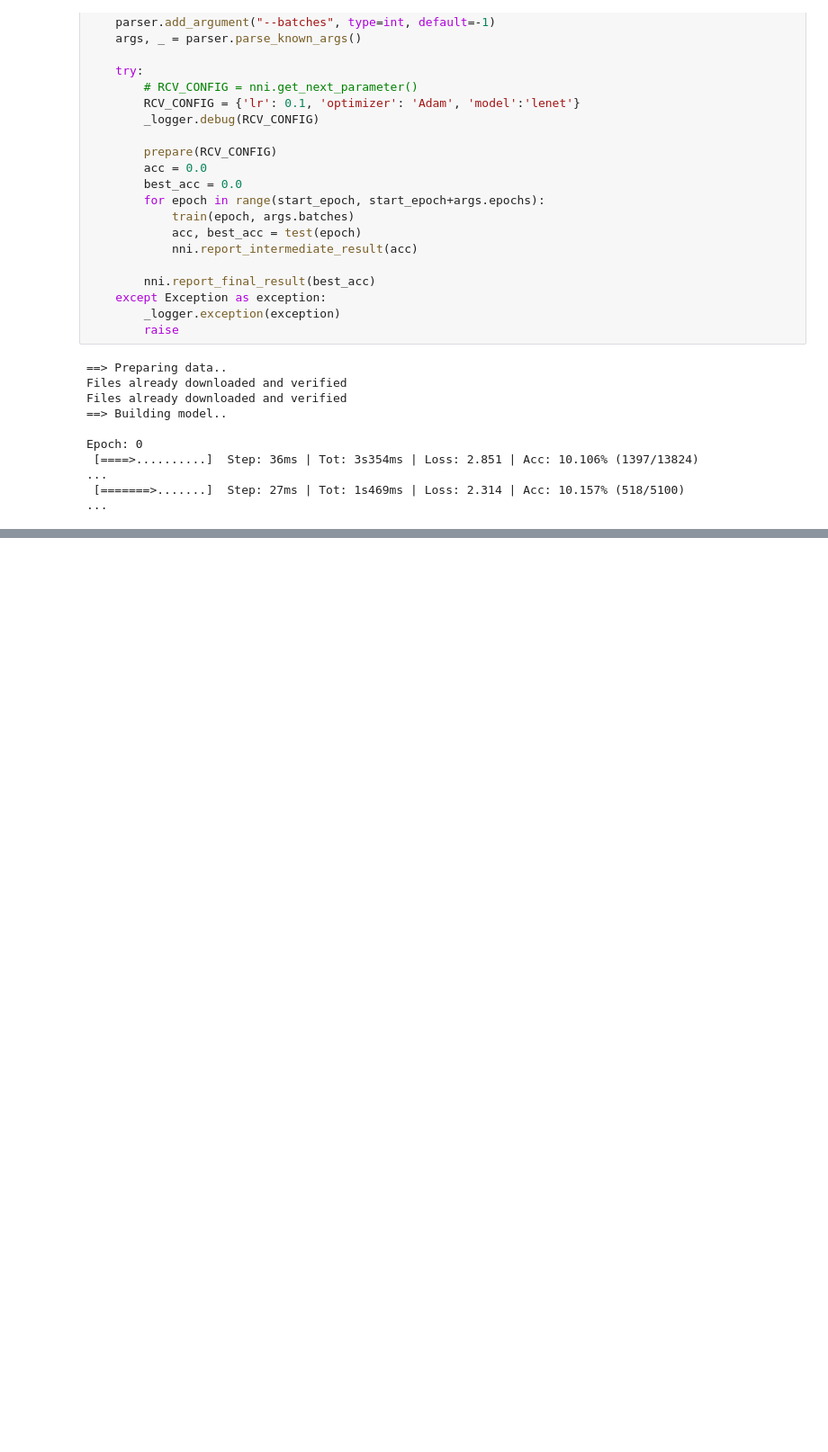
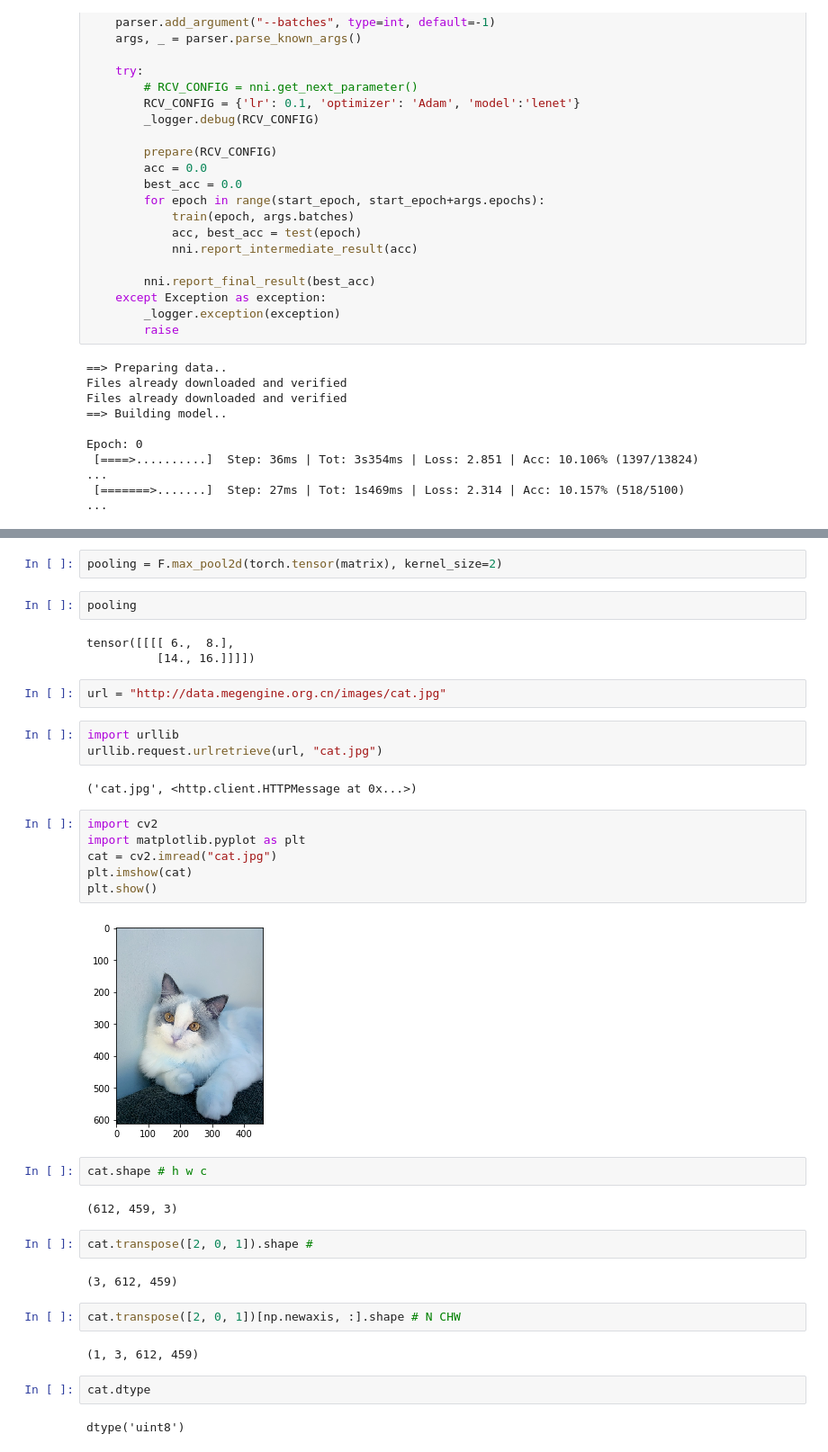
Before and after one commit to aptsunny/Efficient-CIFAR-Series, a Jupyter notebook: notebook/demo.ipynb, the cells around one changed output, grey strips where cells are left out. Shown at 90% size. Cells and saved outputs as stored; diff of their text form; blank space fills up the shorter version.

```diff
--- a/notebook/demo.ipynb
+++ b/notebook/demo.ipynb
@@ -1593,0 +1672,38 @@ Epoch: 0
+# %%
+pooling = F.max_pool2d(torch.tensor(matrix), kernel_size=2)
+# %%
+pooling
+# %% [output]
+tensor([[[[ 6.,  8.],
+          [14., 16.]]]])
+# %%
+url = "http://data.megengine.org.cn/images/cat.jpg"
+# %%
+import urllib
+urllib.request.urlretrieve(url, "cat.jpg")
+# %% [output]
+('cat.jpg', <http.client.HTTPMessage at 0x...>)
+# %%
+import cv2
+import matplotlib.pyplot as plt
+cat = cv2.imread("cat.jpg")
+plt.imshow(cat)
+plt.show()
+# %% [output]
+[figure, added]
+# %%
+cat.shape # h w c
+# %% [output]
+(612, 459, 3)
+# %%
+cat.transpose([2, 0, 1]).shape #
+# %% [output]
+(3, 612, 459)
+# %%
+cat.transpose([2, 0, 1])[np.newaxis, :].shape # N CHW
+# %% [output]
+(1, 3, 612, 459)
+# %%
+cat.dtype
+# %% [output]
+dtype('uint8')
```
Also changed, not shown: parts of 17 cells of this notebook, 11 other files.
